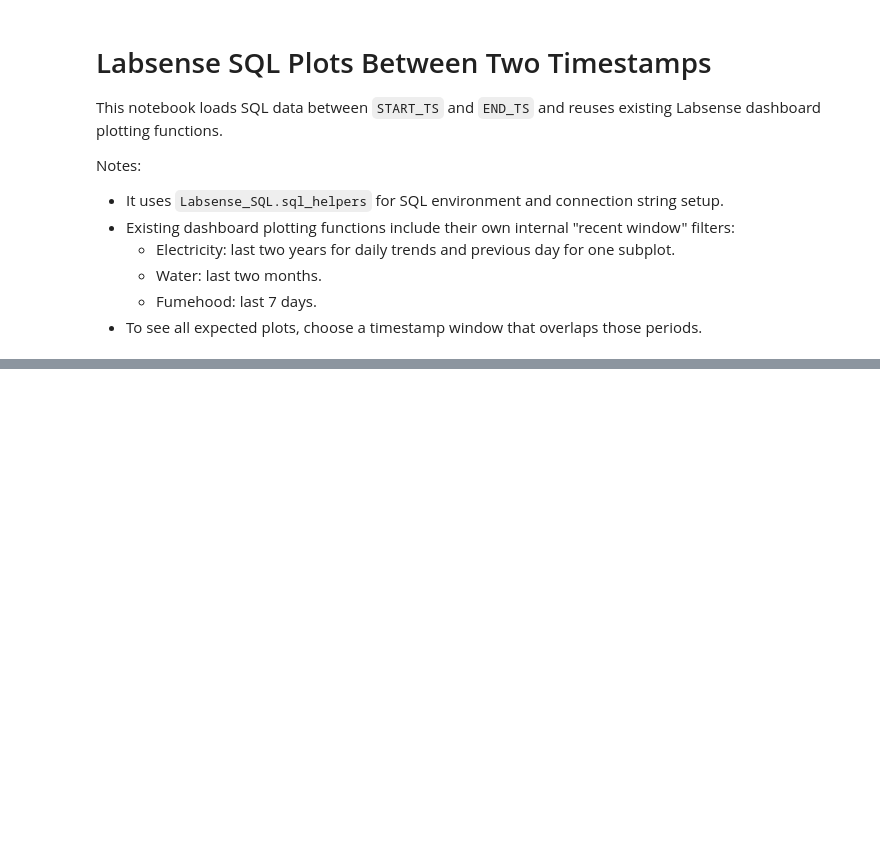
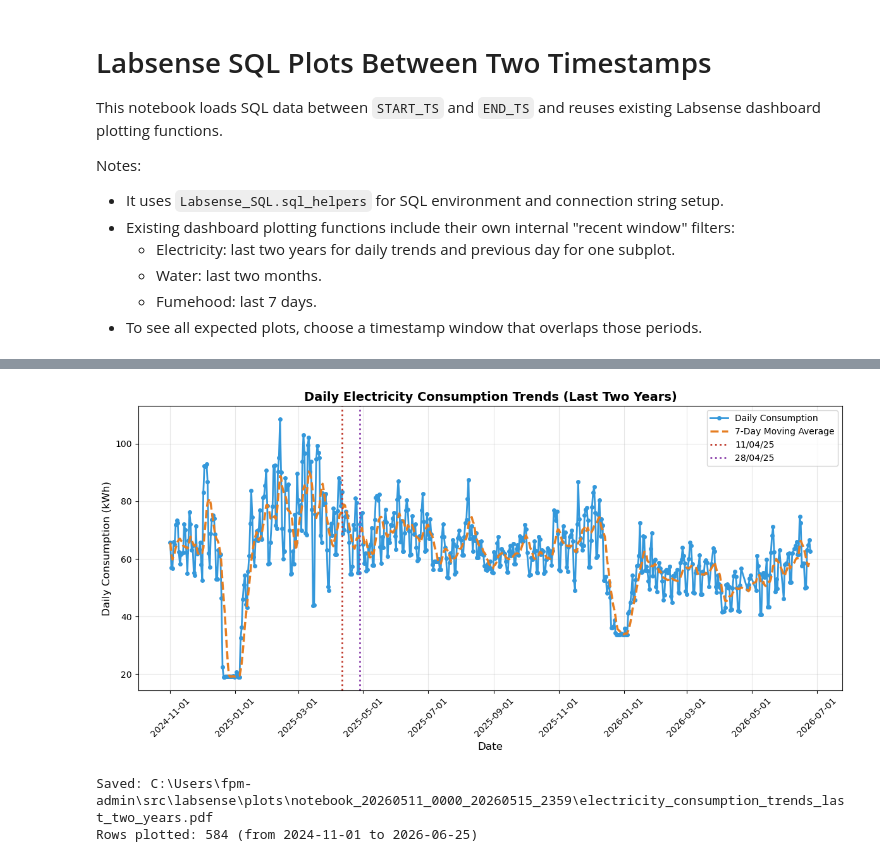
Before and after one commit to Cambridge-PAM/labsense, a Jupyter notebook: Analytics/analytics.ipynb, the cells around one changed output, grey strips where cells are left out. Drawn from its saved outputs; the diff is of its cells as text; code cells hidden in the pictures; blank space fills up the shorter version.

```diff
--- a/Analytics/analytics.ipynb
+++ b/Analytics/analytics.ipynb
@@ -502,30 +535,40 @@ else:
         df_plot["Esum_7d_ma"],
         linestyle="--",
         linewidth=2.5,
         color="#e67e22",
         label="7-Day Moving Average",
     )
 
+    # Requested reference dates.
+    ref_date_1 = pd.Timestamp("2025-04-11")
+    ref_date_2 = pd.Timestamp("2025-04-28")
+    ax.axvline(ref_date_1, color="#c0392b", linestyle=":", linewidth=2, label="11/04/25")
+    ax.axvline(ref_date_2, color="#8e44ad", linestyle=":", linewidth=2, label="28/04/25")
+
     ax.set_xlabel("Date", fontsize=12)
     ax.set_ylabel("Daily Consumption (kWh)", fontsize=12)
     ax.set_title(
         "Daily Electricity Consumption Trends (Last Two Years)",
         fontsize=14,
         fontweight="bold",
     )
     ax.grid(True, alpha=0.3)
     ax.legend()
 
     ax.xaxis.set_major_formatter(mdates.DateFormatter("%Y-%m-%d"))
     plt.xticks(rotation=45)
     fig.tight_layout()
 
     out_pdf = PLOT_DIR / "electricity_consumption_trends_last_two_years.pdf"
     fig.savefig(out_pdf, bbox_inches="tight")
     plt.show()
     plt.close(fig)
 
     print(f"Saved: {out_pdf}")
     print(
         f"Rows plotted: {len(df_plot)} (from {df_plot['Datestamp'].min():%Y-%m-%d} to {df_plot['Datestamp'].max():%Y-%m-%d})"
     )
+# %% [output]
+[figure, added]
+Saved: C:\Users\fpm-admin\src\labsense\plots\notebook_20260511_0000_20260515_2359\electricity_consumption_trends_last_two_years.pdf
+Rows plotted: 584 (from 2024-11-01 to 2026-06-25)
```
Also changed, not shown: parts of 5 cells of this notebook.
